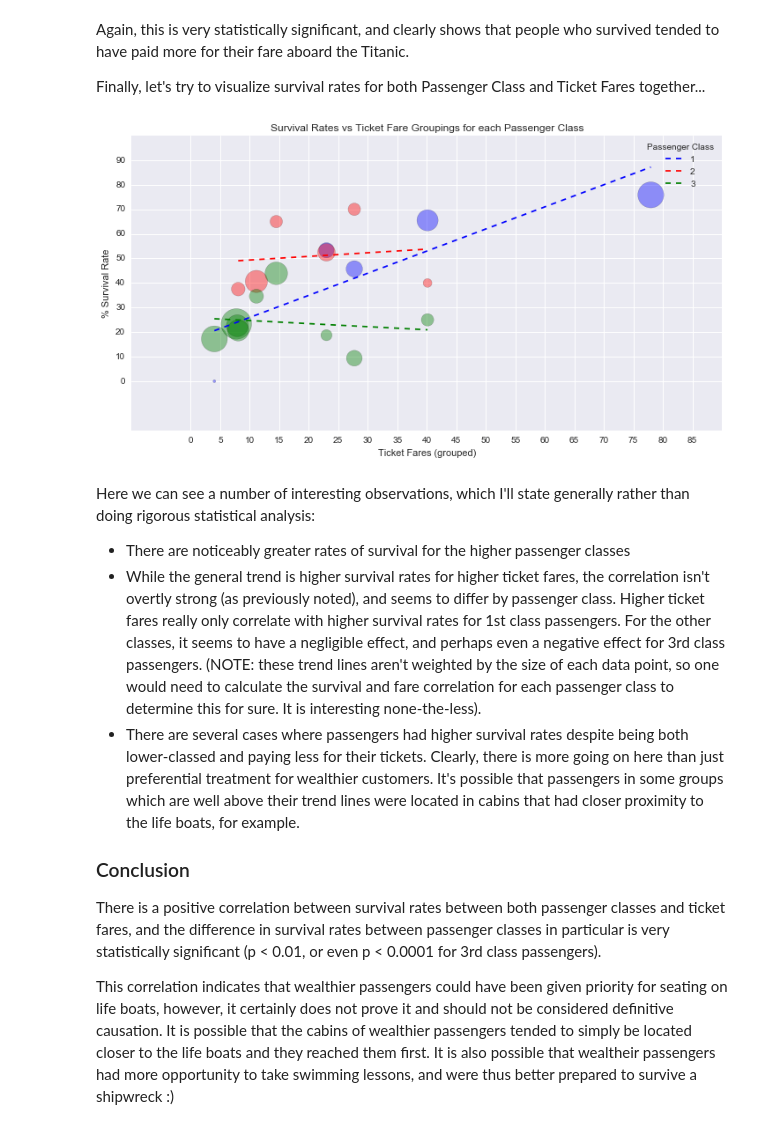
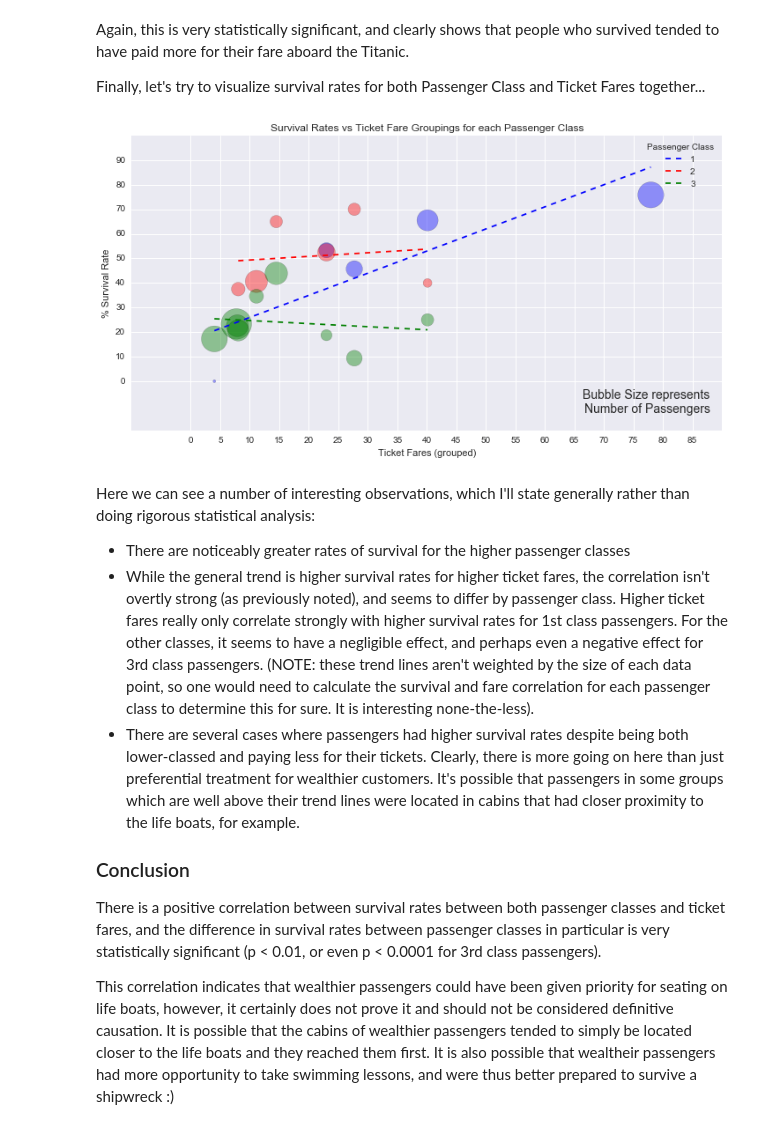
Before and after one commit to greg-ashby/titanic_survival_analysis, a Jupyter notebook: Titanic.ipynb, the cells around one changed output. Cells and saved outputs as stored; diff of their text form; code cells hidden in the pictures.

```diff
--- a/Titanic.ipynb
+++ b/Titanic.ipynb
@@ -393,41 +489,47 @@ cleaned.loc[:, 'price_bucket_lower_limit'] = cleaned['price_bucket'].apply(get_l
 grouped = cleaned.loc[:, ['price_bucket_lower_limit', 'Pclass', 'Survived']].groupby(['price_bucket_lower_limit', 'Pclass'])
 results = grouped.agg(['count', 'mean'])
 
 # plot the results
-plt.figure(figsize=(12,6)) #make this plot larger than default
+fig, ax = plt.subplots()
+fig.set_size_inches(12,6) #make this plot larger than default
 p_classes = [(1, 'blue'), (2, 'red'), (3, 'green')] #colors for each passenger class
 
 for p_class in p_classes:
     # get the full summarized data for each class, then plot it with
     # x, y = ticket fare vs survival rate
     # a different colored series for each pclass
     # bubble sizes that represent the number of passengers in each plot
     data = results.xs(p_class[0], level='Pclass')
     x = data.index
     y = data.loc[:, ('Survived', 'mean')] * 100
-    s = data.loc[:, ('Survived', 'count')] *10
+    s = data.loc[:, ('Survived', 'count')] * 10
     plt.scatter(x, y, s=s, c=p_class[1], alpha=0.4)
 
     # add a trend line for each passenger group
     z = np.polyfit(x, y, 1)
     p = np.poly1d(z)
     plt.plot(x,p(x), 'r--', c=p_class[1])
 
 plt.title('Survival Rates vs Ticket Fare Groupings for each Passenger Class')
 plt.xticks(np.arange(0, 90, 5))
 plt.xlabel('Ticket Fares (grouped)')
 plt.yticks(np.arange(0, 100, 10))
 plt.ylabel('% Survival Rate')
 plt.legend([1, 2, 3], title='Passenger Class')
+plt.text(.98, 0.05, "Bubble Size represents\nNumber of Passengers",
+        transform=ax.transAxes,
+        horizontalalignment='right',
+        verticalalignment='bottom',
+        size=14)
 
 plt.show()
 # %% [output]
-[figure, old version]
+[figure, new version]
 # %% [markdown]
 Here we can see a number of interesting observations, which I'll state generally rather than doing rigorous statistical analysis:
 
 * There are noticeably greater rates of survival for the higher passenger classes
-* While the general trend is higher survival rates for higher ticket fares, the correlation isn't overtly strong (as previously noted), and seems to differ by passenger class. Higher ticket fares really only correlate with higher survival rates for 1st class passengers. For the other classes, it seems to have a negligible effect, and perhaps even a negative effect for 3rd class passengers. (NOTE: these trend lines aren't weighted by the size of each data point, so one would need to calculate the survival and fare correlation for each passenger class to determine this for sure. It is interesting none-the-less).
+* While the general trend is higher survival rates for higher ticket fares, the correlation isn't overtly strong (as previously noted), and seems to differ by passenger class. Higher ticket fares really only correlate strongly with higher survival rates for 1st class passengers. For the other classes, it seems to have a negligible effect, and perhaps even a negative effect for 3rd class passengers. (NOTE: these trend lines aren't weighted by the size of each data point, so one would need to calculate the survival and fare correlation for each passenger class to determine this for sure. It is interesting none-the-less).
 * There are several cases where passengers had higher survival rates despite being both lower-classed and paying less for their tickets. Clearly, there is more going on here than just preferential treatment for wealthier customers. It's possible that passengers in some groups which are well above their trend lines were located in cabins that had closer proximity to the life boats, for example.
 
 ### Conclusion
```
Also changed, not shown: parts of 28 cells of this notebook, 1 other file.
